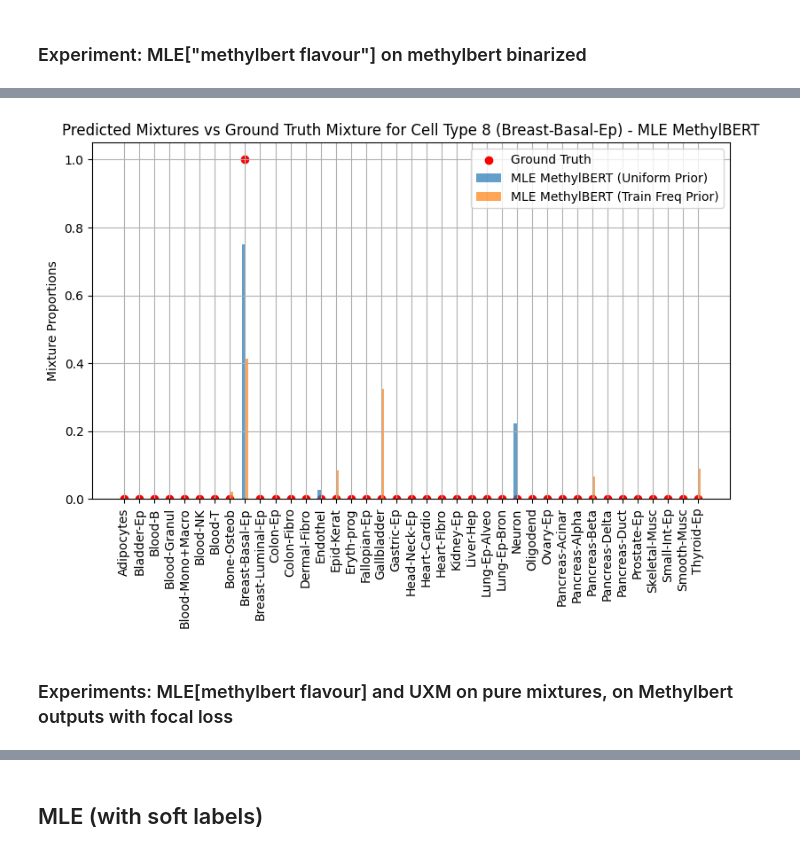
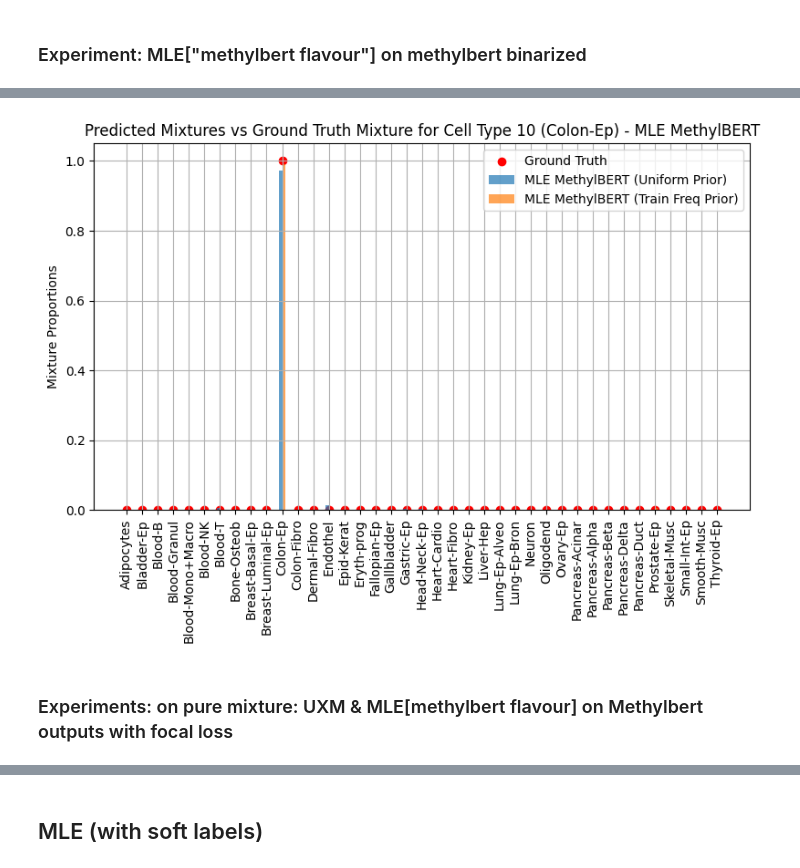
Before and after one commit to CompEpigen/syto, a Jupyter notebook: EDA/mle_deconvolver.ipynb, the cells around one changed output, grey strips where cells are left out. Drawn from its saved outputs; the diff is of its cells as text; code cells hidden in the pictures.

```diff
--- a/EDA/mle_deconvolver.ipynb
+++ b/EDA/mle_deconvolver.ipynb
@@ -104,8 +108,8 @@ test_reads_predictions_soft = pickle.load(
 # %%
 # load the predicted reads for the focal loss model
-all_splits_predicted_reads_focal_loss = pickle.load(
+hard_labels_focal_loss_test_split = pickle.load(
     open(
-        "../Data/training_data/methylBert_Loyfer_205files_U25_attentionClassifier_hg38_dmr_ctype_label_mincpg_4_minlen_10_no_data_leak_d041_postfiltered_min_length_50_hard_labels_focal_loss_for_plotting/predicted_reads.pkl",
+        "/staging/leuven/stg_00118/gbw-d-l0154/mnt/data/syto_experiments/mlflow/408143641137358643/c37d705cbfad44ab9418d275dafe09c3/artifacts/test_predicted.pkl",
         "rb",
     )
 )
@@ -129,0 +127,8 @@ for c in range(39):
+# %%
+# load the predicted reads for MethylBert trained on Binary labels with focal loss
+binary_labels_focal_loss_test_split = pickle.load(
+    open(
+        "/staging/leuven/stg_00118/gbw-d-l0154/mnt/data/syto_experiments/mlflow/408143641137358643/5749da69d6a34b4bb10580fb699e1d2b/artifacts/test_predicted.pkl",
+        "rb",
+    )
+)
@@ -289,26 +289,6 @@ def mle_deconvolver_methylbert_scipy(df: pd.DataFrame, P_c: np.ndarray, n_ctypes
     )
 
     return result.x
-# %%
-# we want to see how much probability mass the model assigns outside of background or target cell type
-n_ctypes = 39
-
-proba_mass_outside_dmrtarget_or_background = pd.DataFrame(
-    {
-        c: test_reads_predictions.loc[
-            test_reads_predictions["dmr_ctype_label"] == c,
-            [f"prediction_{k}" for k in range(n_ctypes) if k != c],
-        ]
-        .sum(axis=1)
-        .describe()
-        for c in range(n_ctypes)
-    }
-)
-
-proba_mass_outside_dmrtarget_or_background.columns = [
-    f"dmr_ctype_{c}_{labels_dict[str(c)]}" for c in range(n_ctypes)
-]
-proba_mass_outside_dmrtarget_or_background.T.sort_values("max", ascending=False)
 # %% [markdown]
 ### Experiment: MLE["methylbert flavour"] on methylbert binarized
 # %%
@@ -356,8 +336,8 @@ n_ctypes = 39
 uniform_prior = np.ones(n_ctypes) / n_ctypes
 mle_methylbert_binarized_uniform_preds = np.zeros((n_ctypes, n_ctypes))
 for c in tqdm(range(n_ctypes), desc="MLE methylbert (uniform prior)"):
-    pure_mixture = test_methylbert_binarized[
-        test_methylbert_binarized["original_label"] == c
+    pure_mixture = binary_labels_focal_loss_test_split[
+        binary_labels_focal_loss_test_split["original_label"] == c
     ]
     try:
         with SilenceValueOOBWarning():
@@ -372,8 +352,8 @@ for c in tqdm(range(n_ctypes), desc="MLE methylbert (uniform prior)"):
 
 mle_methylbert_binarized_train_freq_prior_preds = np.zeros((n_ctypes, n_ctypes))
 for c in tqdm(range(n_ctypes), desc="MLE methylbert (train freq prior)"):
-    pure_mixture = test_methylbert_binarized[
-        test_methylbert_binarized["original_label"] == c
+    pure_mixture = binary_labels_focal_loss_test_split[
+        binary_labels_focal_loss_test_split["original_label"] == c
     ]
     try:
         with SilenceValueOOBWarning():
@@ -472,20 +430,20 @@ Majority predicted cell type (train freq prior): 17 (Gallbladder)
 # %%
-focus_ctype = 8
+focus_ctype = 10
 plot_mixtures_pred_vs_true(
     ground_truth_mixture=target_proportions[focus_ctype],
     predicted_mixtures=[
         mle_methylbert_binarized_uniform_preds[focus_ctype],
         mle_methylbert_binarized_train_freq_prior_preds[focus_ctype],
     ],
     predicted_mixture_labels=[
         "MLE MethylBERT (Uniform Prior)",
         "MLE MethylBERT (Train Freq Prior)",
     ],
     ctype_names=[labels_dict[str(c)] for c in range(n_ctypes)],
     title=f"Predicted Mixtures vs Ground Truth Mixture for Cell Type {focus_ctype} ({labels_dict[str(focus_ctype)]}) - MLE MethylBERT",
 )
 # %% [output]
-[figure, old version]
+[figure, new version]
 # %% [markdown]
-### Experiments: MLE[methylbert flavour] and UXM on pure mixtures, on Methylbert outputs with focal loss
+### Experiments: on pure mixture: UXM & MLE[methylbert flavour] on Methylbert outputs with focal loss
 # %%
```
Also changed, not shown: parts of 51 cells of this notebook, 5 other files.
